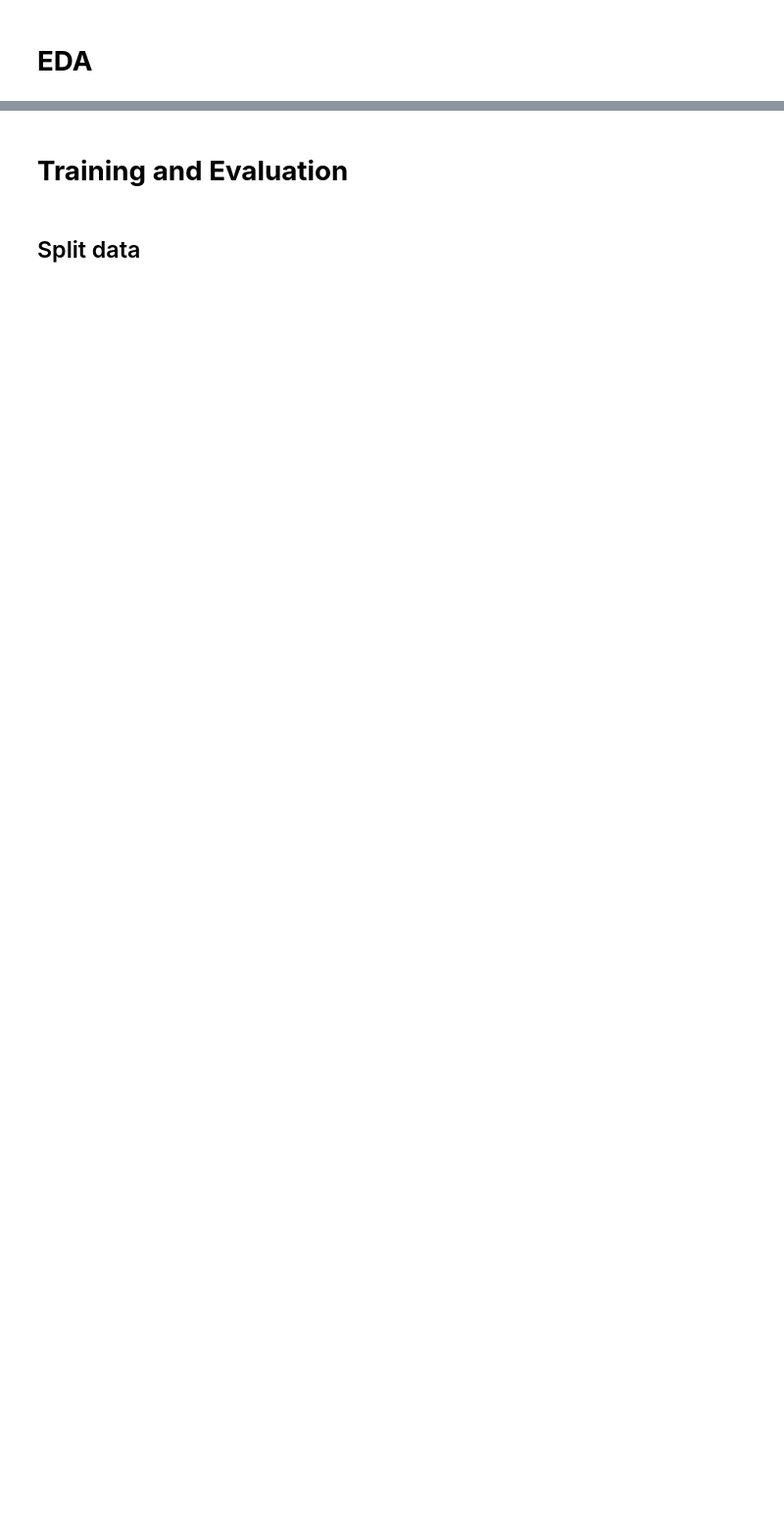
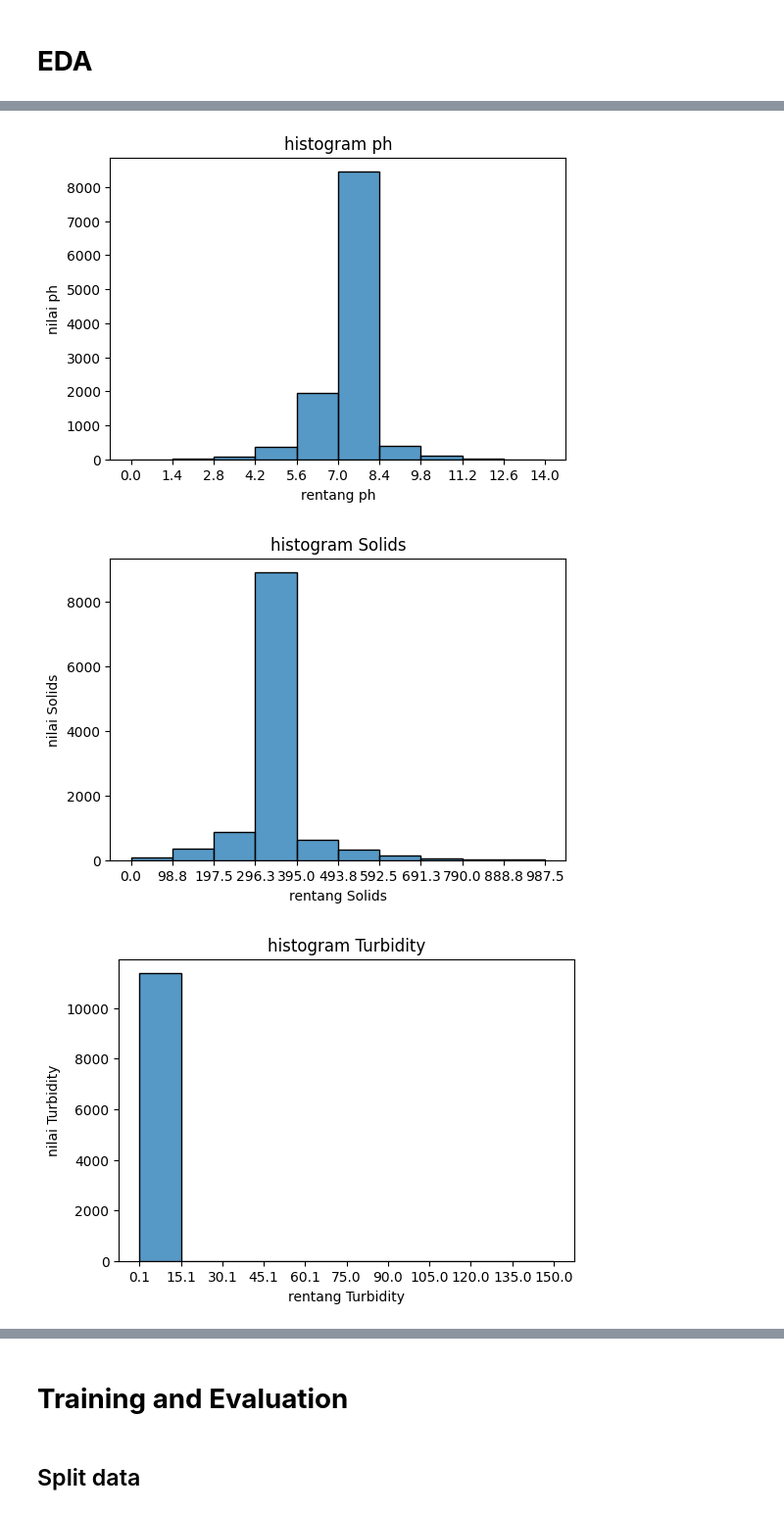
Before and after one commit to raflyfurqon/Sistem-Monitoring-Kualitas-Air-untuk-Kelayakan-Minum-, a Jupyter notebook: water_quality_v2.ipynb, the cells around one changed output, grey strips where cells are left out. Shown at 98% size. Saved outputs shown, nothing was run; the diff lists cells and outputs as text; code cells hidden in the pictures; blank space fills up the shorter version.

```diff
--- a/water_quality_v2.ipynb
+++ b/water_quality_v2.ipynb
@@ -88,0 +134,12 @@ df.describe()
+# %%
+print("\nOUTLIER DETECTION")
+print("-" * 70)
+numeric_cols = df.drop('Potability', axis=1).columns
+for col in numeric_cols:
+    Q1 = df[col].quantile(0.25)
+    Q3 = df[col].quantile(0.75)
+    IQR = Q3 - Q1
+    lower = Q1 - 1.5 * IQR
+    upper = Q3 + 1.5 * IQR
+    outliers = df[(df[col] < lower) | (df[col] > upper)]
+    print(f"{col:30s}: {len(outliers):4d} outliers ({len(outliers)/len(df)*100:.1f}%)")
@@ -234,3 +298,13 @@ tersebut dengan dirinya sendiri).
+# %%
+import graph
+columns = df.drop('Potability', axis=1).columns
+
+for col in columns:
+    graph.histogram(df[col], f'histogram {col}', f'rentang {col}', f'nilai {col}')
+# %% [output]
+[figure, added]
+[figure, added]
+[figure, added]
 # %%
 plt.figure(figsize=(10, 8))
 sns.heatmap(df.corr(), annot=True, cmap='coolwarm')
```
Also changed, not shown: parts of 21 cells of this notebook.
